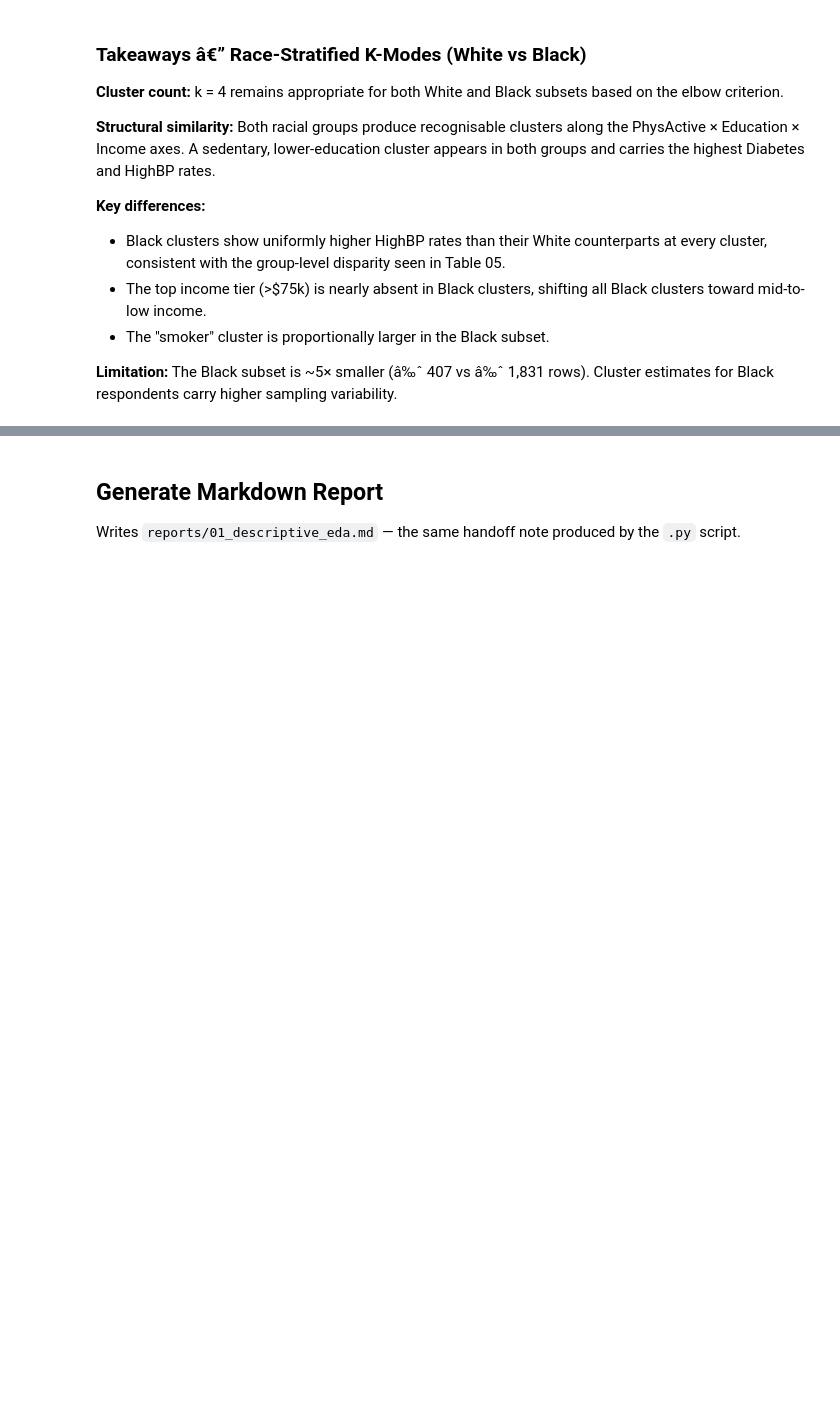
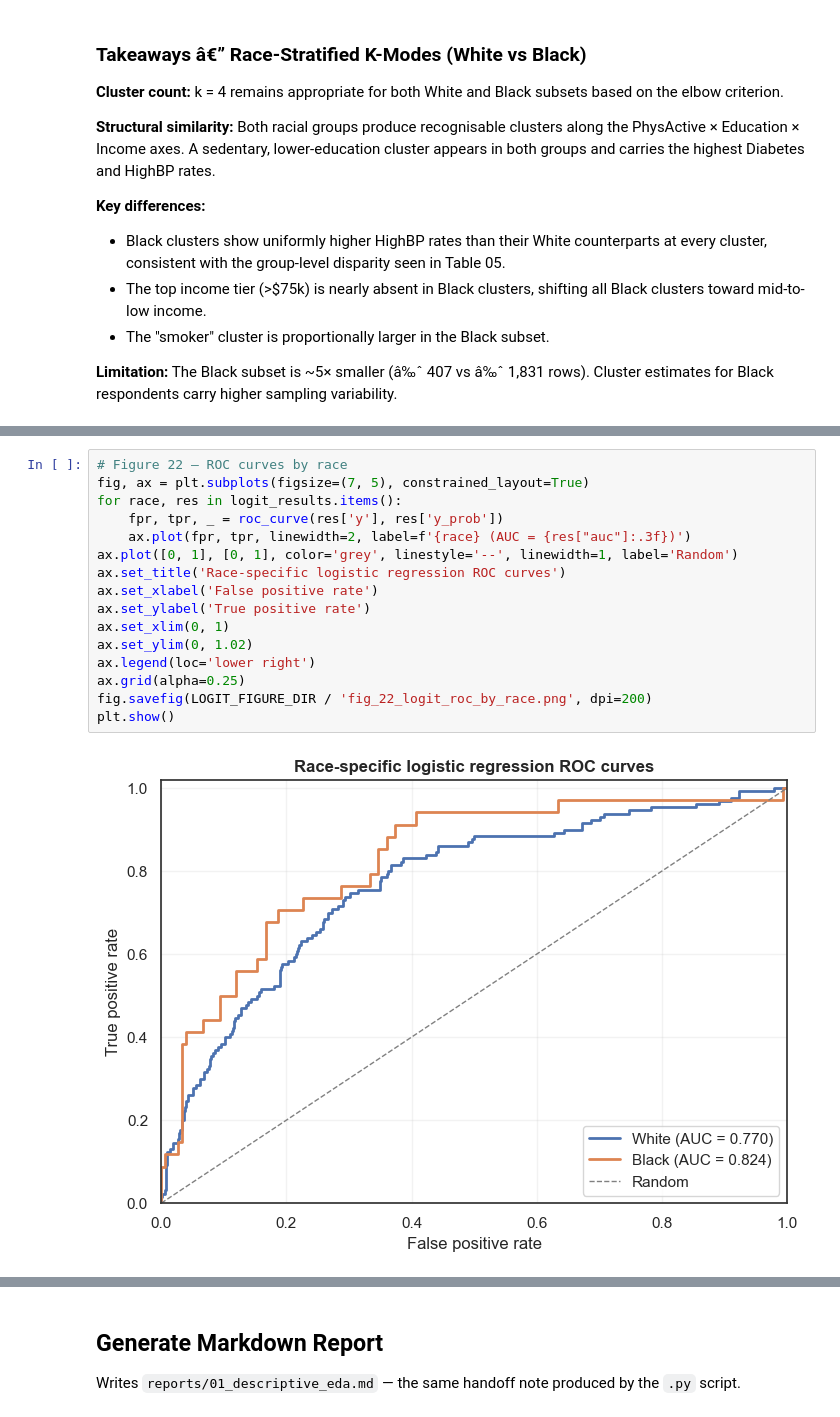
Before and after one commit to georgelord0/STAT-32950-Final-Project, a Jupyter notebook: notebooks/01_descriptive_eda.ipynb, the cells around one changed output, grey strips where cells are left out. Cells and saved outputs as stored; diff of their text form; blank space fills up the shorter version.

Commit message:
George Logistic Regression Analysis

```diff
--- a/notebooks/01_descriptive_eda.ipynb
+++ b/notebooks/01_descriptive_eda.ipynb
@@ -1297,0 +1482,18 @@ plt.show()
+# %%
+# Figure 22 — ROC curves by race
+fig, ax = plt.subplots(figsize=(7, 5), constrained_layout=True)
+for race, res in logit_results.items():
+    fpr, tpr, _ = roc_curve(res['y'], res['y_prob'])
+    ax.plot(fpr, tpr, linewidth=2, label=f'{race} (AUC = {res["auc"]:.3f})')
+ax.plot([0, 1], [0, 1], color='grey', linestyle='--', linewidth=1, label='Random')
+ax.set_title('Race-specific logistic regression ROC curves')
+ax.set_xlabel('False positive rate')
+ax.set_ylabel('True positive rate')
+ax.set_xlim(0, 1)
+ax.set_ylim(0, 1.02)
+ax.legend(loc='lower right')
+ax.grid(alpha=0.25)
+fig.savefig(LOGIT_FIGURE_DIR / 'fig_22_logit_roc_by_race.png', dpi=200)
+plt.show()
+# %% [output]
+[figure, added]
```
Also changed, not shown: parts of 21 cells of this notebook, 23 other files.
